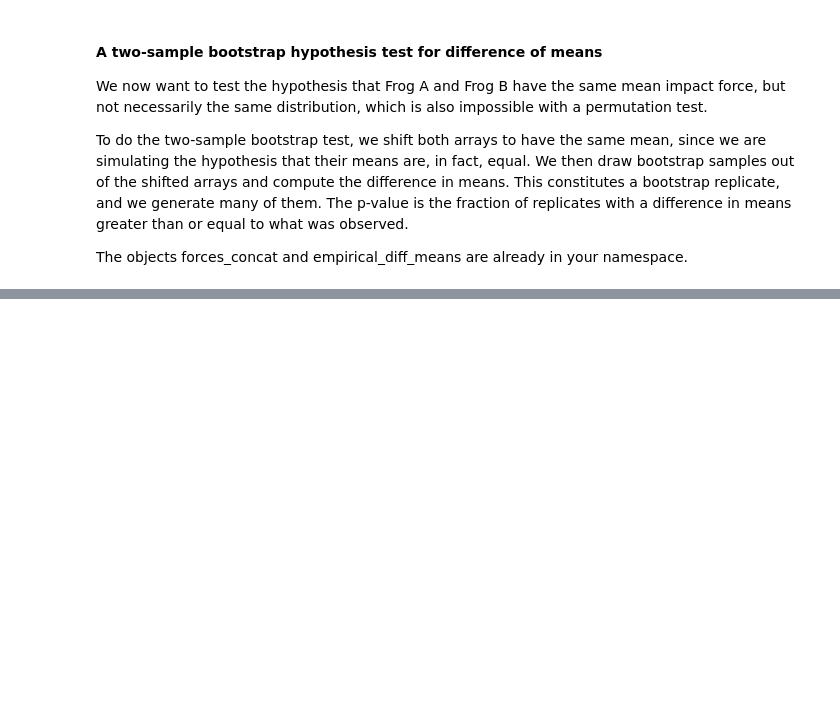
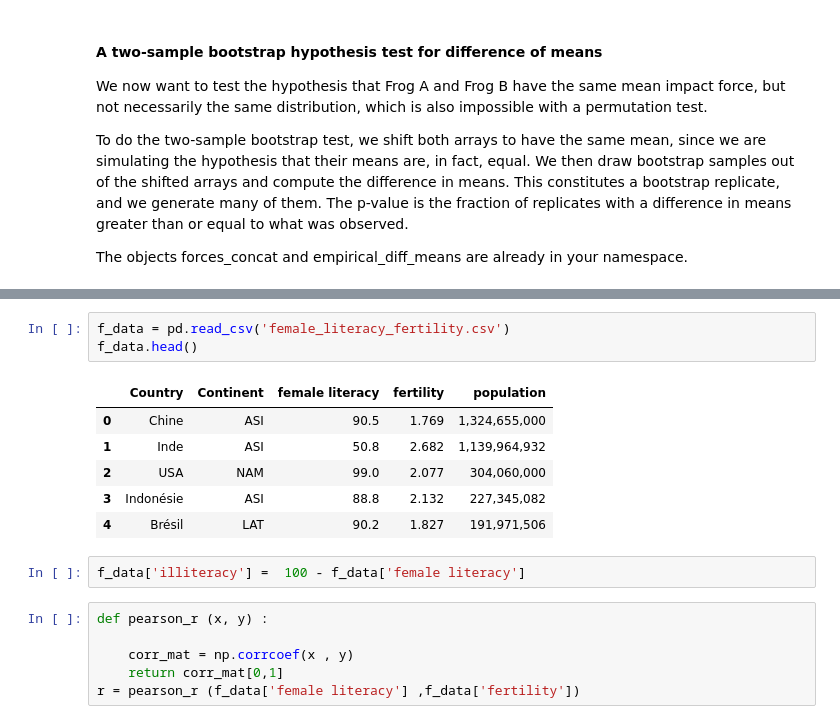
Before and after one commit to danielwon01/DataCamp_Data-Scientist-with-Python, a Jupyter notebook: study_/Statistical Thinking in Python (Part 2).ipynb, the cells around one changed output, grey strips where cells are left out. Saved outputs shown, nothing was run; the diff lists cells and outputs as text; blank space fills up the shorter version.

```diff
--- a/study_/Statistical Thinking in Python (Part 2).ipynb
+++ b/study_/Statistical Thinking in Python (Part 2).ipynb
@@ -468,0 +469,18 @@ print('p-value =', p)
+# %%
+f_data = pd.read_csv('female_literacy_fertility.csv')
+f_data.head()
+# %% [output]
+|  | Country | Continent | female literacy | fertility | population |
+| 0 | Chine | ASI | 90.5 | 1.769 | 1,324,655,000 |
+| 1 | Inde | ASI | 50.8 | 2.682 | 1,139,964,932 |
+| 2 | USA | NAM | 99.0 | 2.077 | 304,060,000 |
+| 3 | Indonésie | ASI | 88.8 | 2.132 | 227,345,082 |
+| 4 | Brésil | LAT | 90.2 | 1.827 | 191,971,506 |
+# %%
+f_data['illiteracy'] =  100 - f_data['female literacy']
+# %%
+def pearson_r (x, y) :
+
+    corr_mat = np.corrcoef(x , y)
+    return corr_mat[0,1]
+r = pearson_r (f_data['female literacy'] ,f_data['fertility'])
```
Also changed, not shown: parts of 19 cells of this notebook, 8 other files.
